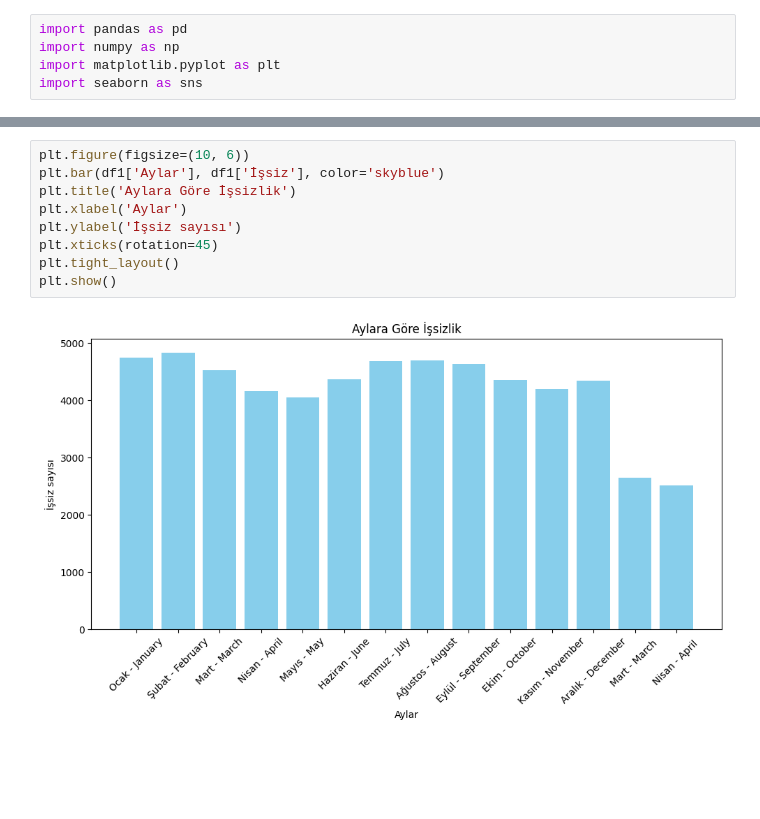
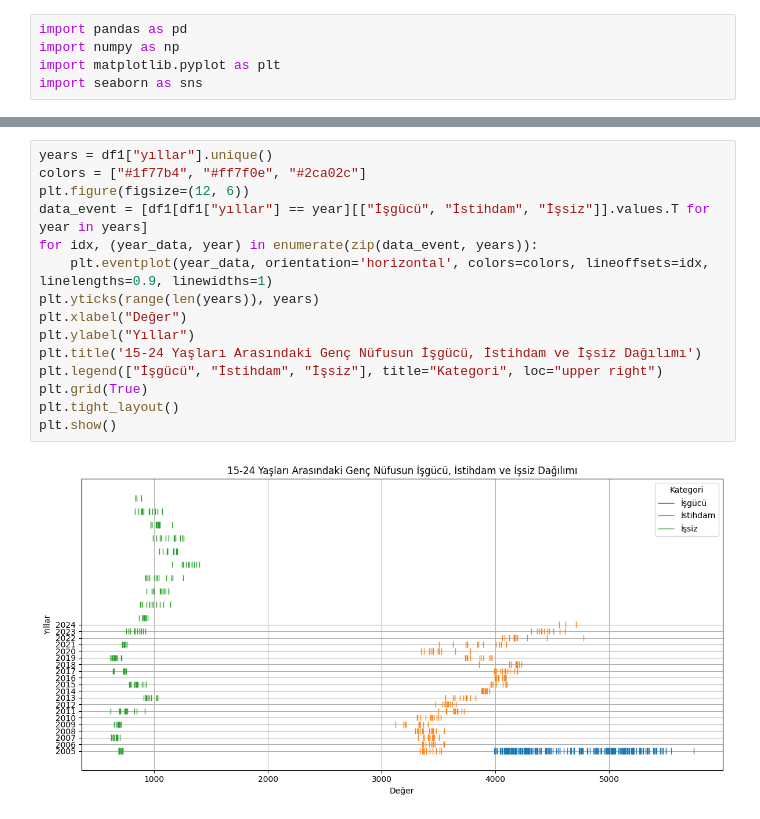
Before and after one commit to Fatihkuru57/-IST204-Proje, a Jupyter notebook: Colaboratory'ye_Hoş_Geldiniz.ipynb, the cells around one changed output, grey strips where cells are left out. Cells and saved outputs as stored; diff of their text form; blank space fills up the shorter version.

```diff
--- a/Colaboratory'ye_Hoş_Geldiniz.ipynb
+++ b/Colaboratory'ye_Hoş_Geldiniz.ipynb
@@ -161,11 +139,17 @@ plt.show()
-# %%
-plt.figure(figsize=(10, 6))
-plt.bar(df1['Aylar'], df1['İşsiz'], color='skyblue')
-plt.title('Aylara Göre İşsizlik')
-plt.xlabel('Aylar')
-plt.ylabel('İşsiz sayısı')
-plt.xticks(rotation=45)
-plt.tight_layout()
-plt.show()
-# %% [output]
-[figure, removed]
+# %%
+years = df1["yıllar"].unique()
+colors = ["#1f77b4", "#ff7f0e", "#2ca02c"]
+plt.figure(figsize=(12, 6))
+data_event = [df1[df1["yıllar"] == year][["İşgücü", "İstihdam", "İşsiz"]].values.T for year in years]
+for idx, (year_data, year) in enumerate(zip(data_event, years)):
+    plt.eventplot(year_data, orientation='horizontal', colors=colors, lineoffsets=idx, linelengths=0.9, linewidths=1)
+plt.yticks(range(len(years)), years)
+plt.xlabel("Değer")
+plt.ylabel("Yıllar")
+plt.title('15-24 Yaşları Arasındaki Genç Nüfusun İşgücü, İstihdam ve İşsiz Dağılımı')
+plt.legend(["İşgücü", "İstihdam", "İşsiz"], title="Kategori", loc="upper right")
+plt.grid(True)
+plt.tight_layout()
+plt.show()
+# %% [output]
+[figure, added]
```
Also changed, not shown: parts of 9 cells of this notebook.
